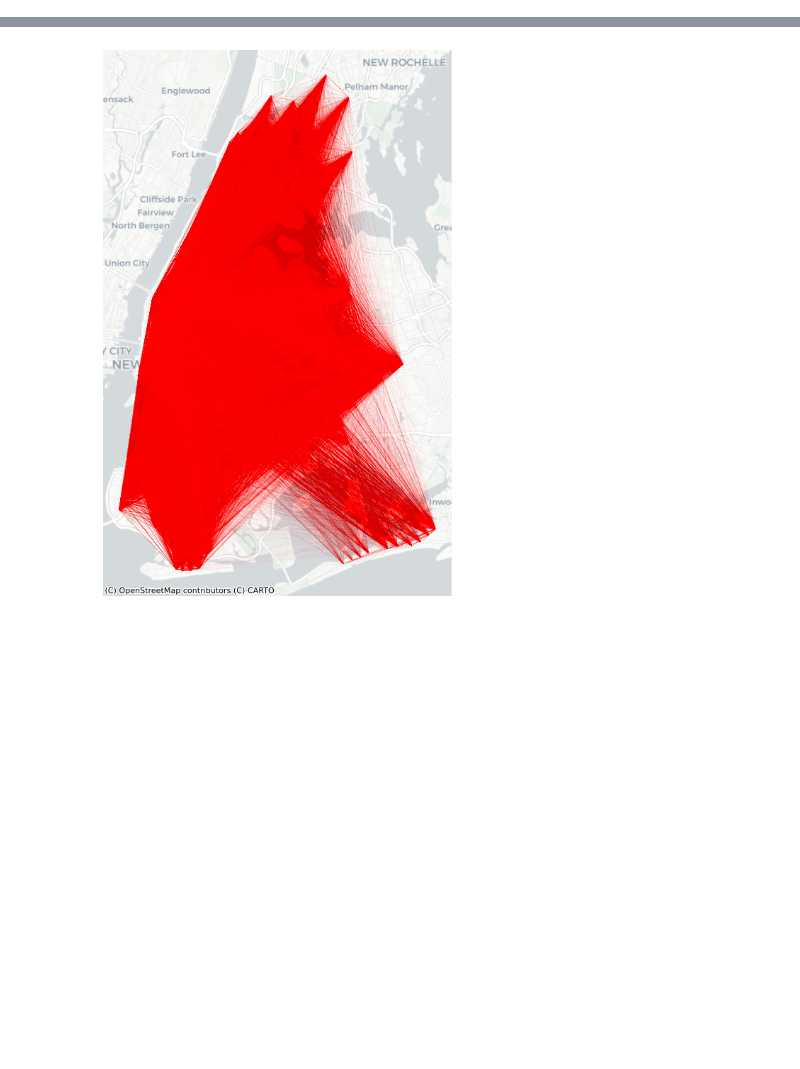
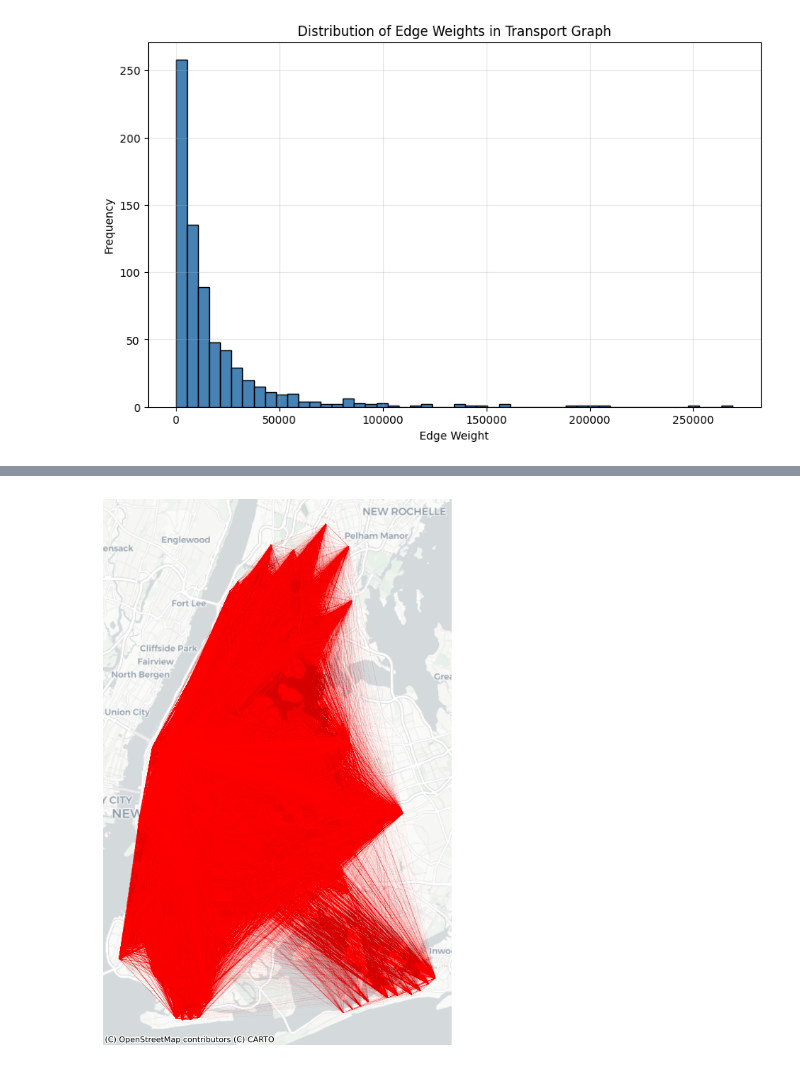
Before and after one commit to Person-Maink/NYCPublicTransportProject, a Jupyter notebook: src/maps.ipynb, the cells around one changed output, grey strips where cells are left out. Saved outputs shown, nothing was run; the diff lists cells and outputs as text; code cells hidden in the pictures; blank space fills up the shorter version.

```diff
--- a/src/maps.ipynb
+++ b/src/maps.ipynb
@@ -50,0 +136,12 @@ df_agg.head(n=30)
+# %%
+weights = [d.get("weight", 0) for _, _, d in transport_traffic.edges(data=True)]
+
+plt.figure(figsize=(10, 6))
+plt.hist(weights, bins=50, color="steelblue", edgecolor="black")
+plt.title("Distribution of Edge Weights in Transport Graph")
+plt.xlabel("Edge Weight")
+plt.ylabel("Frequency")
+plt.grid(alpha=0.3)
+plt.show()
+# %% [output]
+[figure, added]
```
Also changed, not shown: parts of 8 cells of this notebook, 3 other files.
